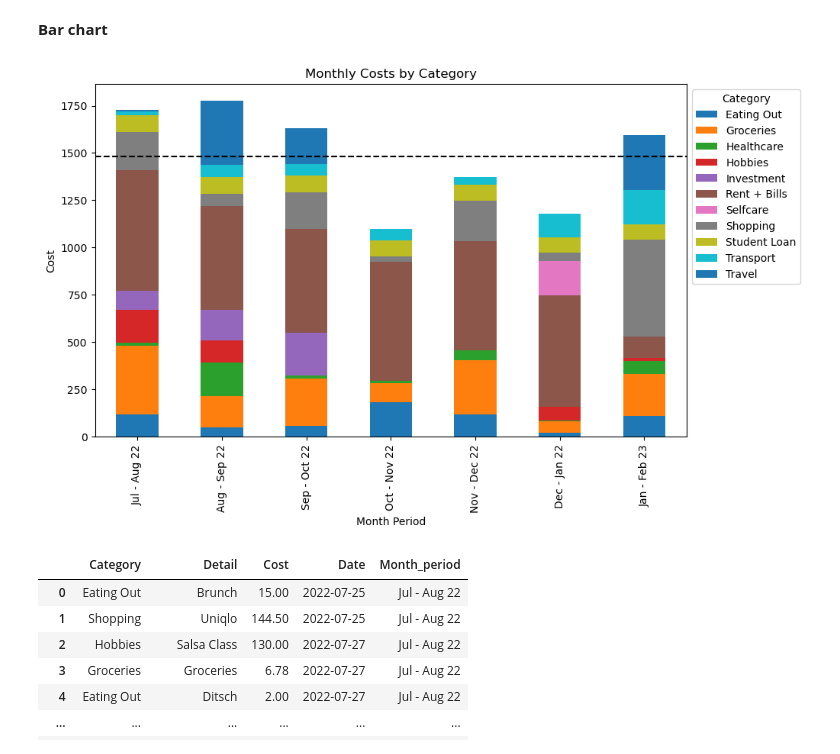
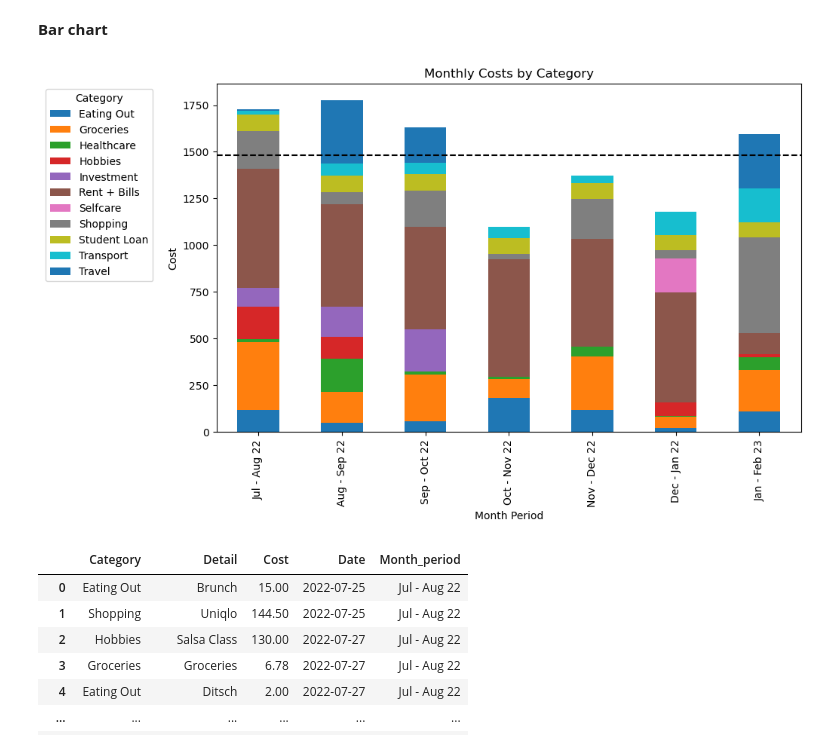
Before and after one commit to TechLabs-Berlin/wt23-sesame, a Jupyter notebook: DS/notebooks/For_WD.ipynb, the cells around one changed output. Saved outputs shown, nothing was run; the diff lists cells and outputs as text; code cells hidden in the pictures.

```diff
--- a/notebooks/For_WD.ipynb
+++ b/DS/notebooks/For_WD.ipynb
@@ -180,30 +180,30 @@ Name: Cost, Length: 77, dtype: float64
 # %%
 # Grouping by month_period and category and summing the costs, then sorting in chronological order
 month_period_category_costs = df.groupby(['Month_period', 'Category'])['Cost'].sum().round(2)
 month_period_category_costs = month_period_category_costs.unstack(level=-1).reindex(list(periods.keys()))
 
 # Calculate the total cost per month period
 total_cost = month_period_category_costs.sum(axis=1)
 
 # Calculate the average cost per month period to show in a dotted line
 avg_cost = total_cost.mean()
 
 # Create a stacked bar chart
 ax = month_period_category_costs.plot(kind='bar', stacked=True, figsize=(10, 6))
 
 # Add a dotted horizontal line at the average cost per month period
 ax.axhline(y=avg_cost, color='black', linestyle='--')
 
 # Add labels and a legend
 ax.set_title('Monthly Costs by Category')
 ax.set_xlabel('Month Period')
 ax.set_ylabel('Cost')
-ax.legend(title='Category', bbox_to_anchor=(1, 1))
+ax.legend(title='Category',bbox_to_anchor=(-0.10,1))
 
 # Show the plot
 plt.show()
 # %% [output]
-[figure, old version]
+[figure, new version]
 # %%
 # Lineplot per category and month indicating its in-/decrease over time
 df
```
Also changed, not shown: parts of 1 cell of this notebook, 22 other files.
